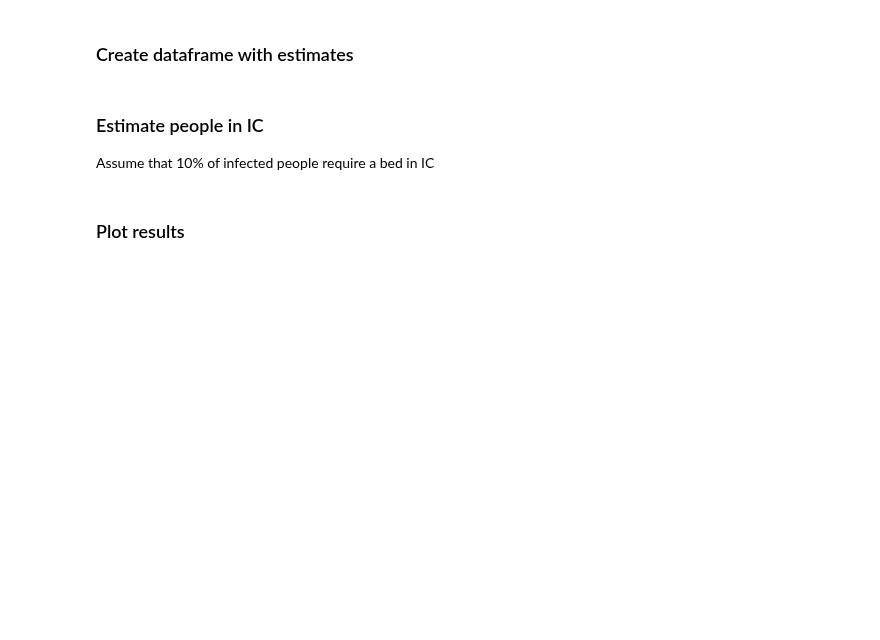
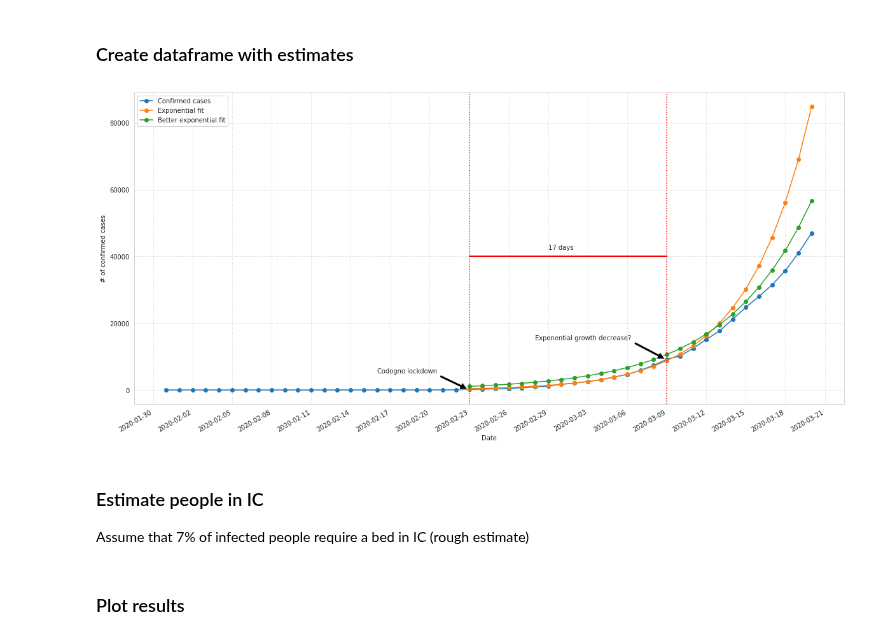
Before and after one commit to matteobarbieri/covid2019-data-analysis, a Jupyter notebook: notebooks/projections_covid2019_world.ipynb, the cells around one changed output. Cells and saved outputs as stored; diff of their text form; code cells hidden in the pictures; blank space fills up the shorter version.

```diff
--- a/notebooks/projections_covid2019_world.ipynb
+++ b/notebooks/projections_covid2019_world.ipynb
@@ -203,34 +205,43 @@ df_estimates = pd.DataFrame({"Date": estimate_dates, "Predictions": estimate_cas
 # %%
 ax = plt.gca()
 
 country_df.plot(x='Date', y=["Confirmed"], figsize=(20,10), ax=ax, marker='o')
 df_estimates.plot(x='Date', y=["Predictions"], figsize=(20,10), ax=ax, marker='o')
 df_estimates.plot(x='Date', y=["Predictions_cf"], figsize=(20,10), ax=ax, marker='o')
 
 
 # ax.yaxis.set_major_locator(ticker.MultipleLocator(Y_GRID_TICK))
 ax.xaxis.set_major_locator(ticker.MultipleLocator(3))
 
 ax.set_ylabel("# of confirmed cases");
 
 # Use lines below in case you want to highlight a specific date/value
 
 ax.axvline("2020-02-23", 0, 1, ls=':', color='red')
 ax.axvline("2020-03-09", 0, 1, ls=':', color='red')
 
 ax.annotate('Codogno lockdown', xy=("2020-02-23", 10), xytext=("2020-02-16", 5000),
             arrowprops=dict(facecolor='black', shrink=0.05));
 
 ax.annotate('Exponential growth decrease?', xy=("2020-03-09", 9000), xytext=("2020-02-28", 15000),
             arrowprops=dict(facecolor='black', shrink=0.05));
 
 ax.arrow("2020-02-23", 40000, 15, 0, color='red', lw=2, capstyle='round');
 
 ax.annotate("17 days", xy=("2020-02-29", 42000), xytext=("2020-02-29", 42000));
 
+ax.legend([
+    "Confirmed cases",
+    "Exponential fit",
+    "Better exponential fit",
+])
+
+
 plt.savefig("confirmed_cases_prediction.png");
+# %% [output]
+[figure, added]
 # %% [markdown]
 ### Estimate people in IC
 
-Assume that 10% of infected people require a bed in IC
+Assume that 7% of infected people require a bed in IC (rough estimate)
 # %%
```
Also changed, not shown: parts of 15 cells of this notebook, 7 other files.
